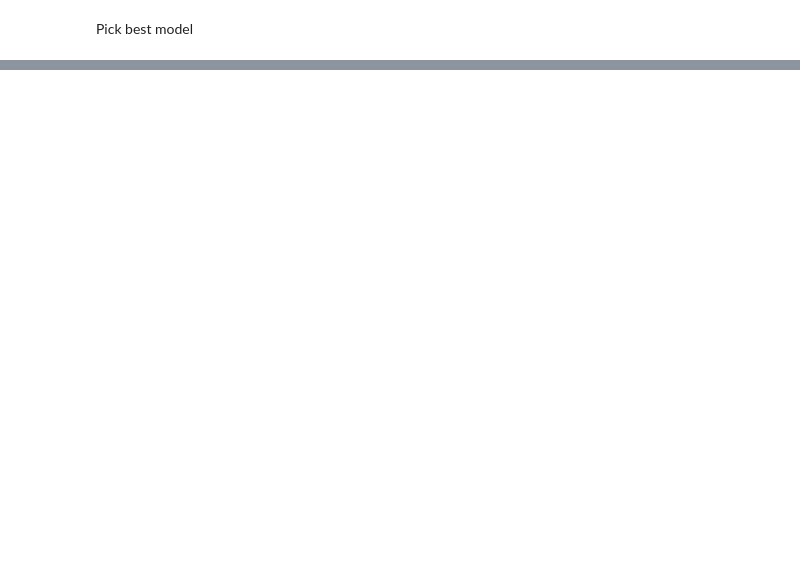
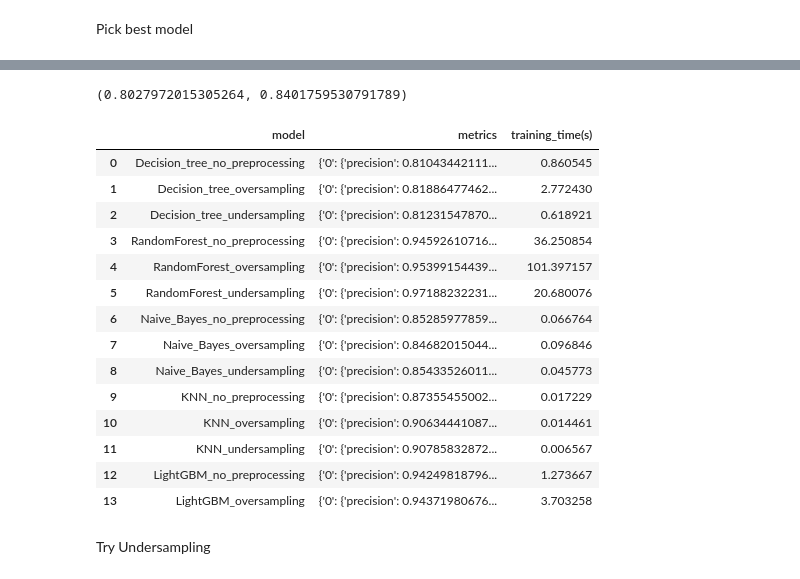
Before and after one commit to ASudu/Academic_success_Kaggle, a Jupyter notebook: 01_testing_models.ipynb, the cells around one changed output, grey strips where cells are left out. Drawn from its saved outputs; the diff is of its cells as text; code cells hidden in the pictures; blank space fills up the shorter version.

```diff
--- a/01_testing_models.ipynb
+++ b/01_testing_models.ipynb
@@ -786,0 +827,4 @@ Text(0.5, 1.0, 'Training time')
+# %%
+x = classification_report(y_val, y_pred, digits=4, labels=sorted(list(set(y_enc))), output_dict=True)
+models.append({'model': 'LightGBM_no_preprocessing', 'metrics': x, 'training_time(s)': (end-start)})
+pd.DataFrame(models)
@@ -786,0 +848,9 @@ Text(0.5, 1.0, 'Training time')
+# %%
+X_train1,y_train1 = SMOTE().fit_resample(X_train,y_train)
+# %%
+%%time
+model = LGBMClassifier()
+start = time.perf_counter()
+model.fit(X_train1,y_train1)
+end = time.perf_counter()
+end-start
@@ -786,0 +869,4 @@ Text(0.5, 1.0, 'Training time')
+# %%
+y_pred = model.predict(X_val)
+mat = multilabel_confusion_matrix(y_val,y_pred)
+mat
@@ -786,0 +882,26 @@ Text(0.5, 1.0, 'Training time')
+# %%
+balanced_accuracy_score(y_val,y_pred), accuracy_score(y_val,y_pred)
+# %% [output]
+(0.8027972015305264, 0.8401759530791789)
+# %%
+x = classification_report(y_val, y_pred, digits=4, labels=sorted(list(set(y_enc))), output_dict=True)
+models.append({'model': 'LightGBM_oversampling', 'metrics': x, 'training_time(s)': (end-start)})
+pd.DataFrame(models)
+# %% [output]
+|  | model | metrics | training_time(s) |
+| 0 | Decision_tree_no_preprocessing | {'0': {'precision': 0.81043442111... | 0.860545 |
+| 1 | Decision_tree_oversampling | {'0': {'precision': 0.81886477462... | 2.772430 |
+| 2 | Decision_tree_undersampling | {'0': {'precision': 0.81231547870... | 0.618921 |
+| 3 | RandomForest_no_preprocessing | {'0': {'precision': 0.94592610716... | 36.250854 |
+| 4 | RandomForest_oversampling | {'0': {'precision': 0.95399154439... | 101.397157 |
+| 5 | RandomForest_undersampling | {'0': {'precision': 0.97188232231... | 20.680076 |
+| 6 | Naive_Bayes_no_preprocessing | {'0': {'precision': 0.85285977859... | 0.066764 |
+| 7 | Naive_Bayes_oversampling | {'0': {'precision': 0.84682015044... | 0.096846 |
+| 8 | Naive_Bayes_undersampling | {'0': {'precision': 0.85433526011... | 0.045773 |
+| 9 | KNN_no_preprocessing | {'0': {'precision': 0.87355455002... | 0.017229 |
+| 10 | KNN_oversampling | {'0': {'precision': 0.90634441087... | 0.014461 |
+| 11 | KNN_undersampling | {'0': {'precision': 0.90785832872... | 0.006567 |
+| 12 | LightGBM_no_preprocessing | {'0': {'precision': 0.94249818796... | 1.273667 |
+| 13 | LightGBM_oversampling | {'0': {'precision': 0.94371980676... | 3.703258 |
+# %% [markdown]
+Try Undersampling
```
Also changed, not shown: parts of 66 cells of this notebook, 1 other file.
